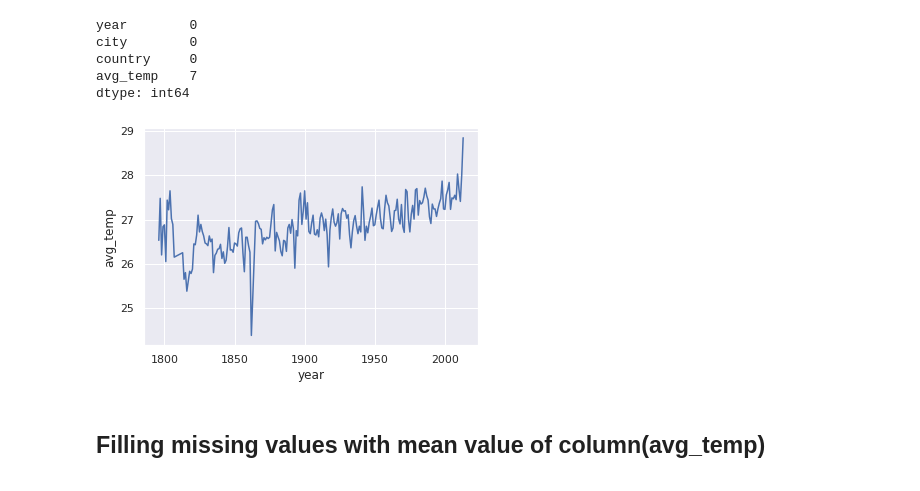
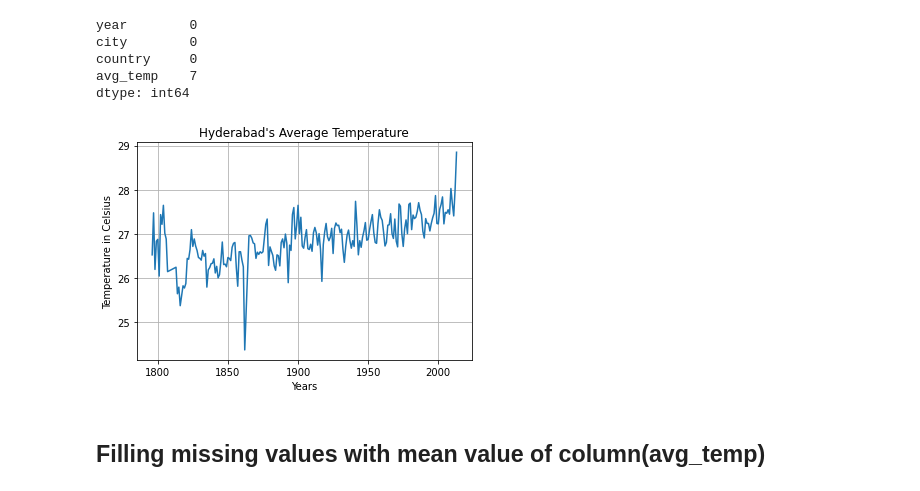
Before and after one commit to dishankkalra23/Explore-Weather-Trends, a Jupyter notebook: Explore_Weather_Trends.ipynb, the cells around one changed output. Drawn from its saved outputs; the diff is of its cells as text; code cells hidden in the pictures.

```diff
--- a/Explore_Weather_Trends.ipynb
+++ b/Explore_Weather_Trends.ipynb
@@ -68,12 +83,15 @@ dtype: int64
 # %%
 x_data = data_hyderabad['year']
 y_data = data_hyderabad['avg_temp']
 
 sns.lineplot(x=x_data,y=y_data,data=data_hyderabad)
+plt.xlabel('Years')
+plt.ylabel('Temperature in Celsius')
+plt.title("Hyderabad's Average Temperature")
 plt.grid(True)
 plt.show()
 # %% [output]
-[figure, old version]
+[figure, new version]
 # %% [markdown]
 ## Filling missing values with mean value of column(avg_temp)
 # %%
```
Also changed, not shown: parts of 8 cells of this notebook.
